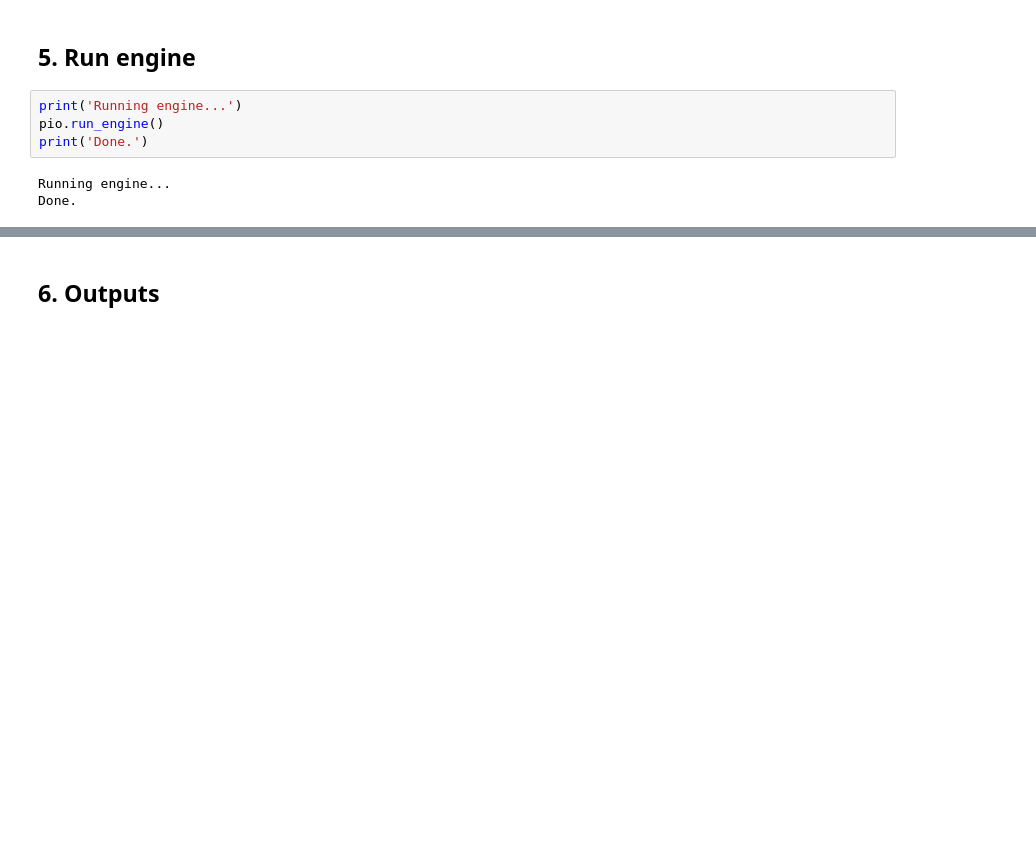
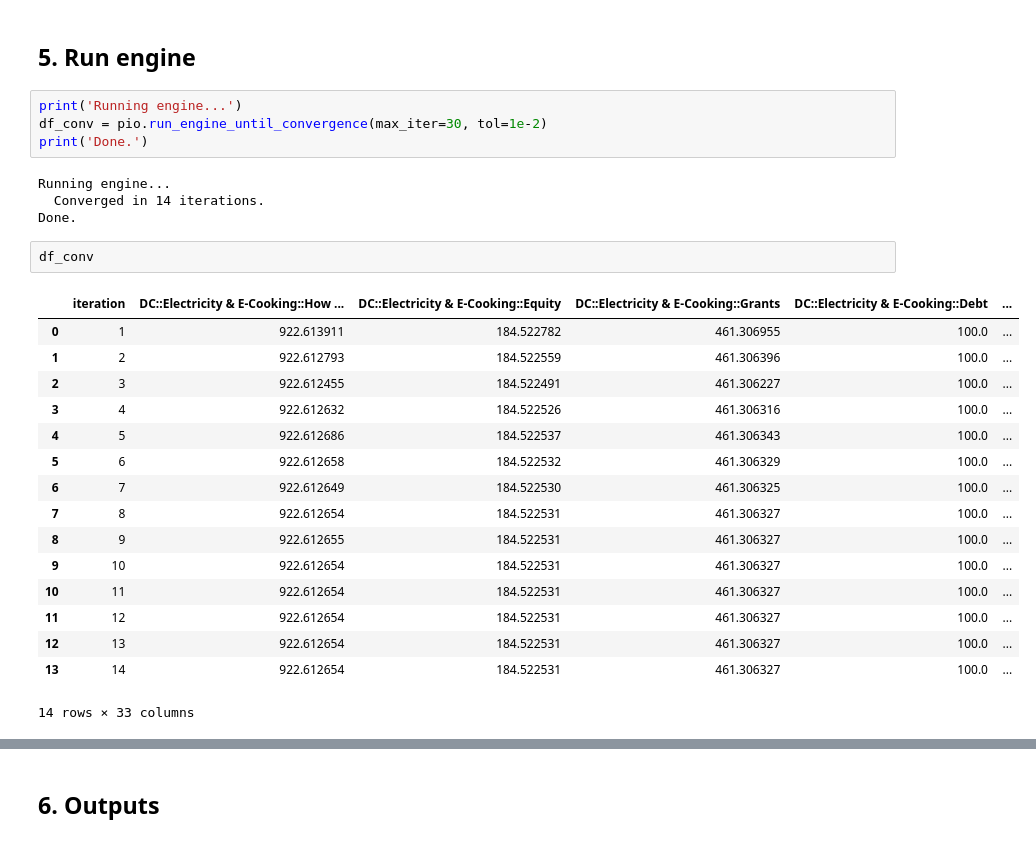
Before and after one commit to Almudenagarrido/CC-WBT-AI, a Jupyter notebook: notebooks/input_pipeline.ipynb, the cells around one changed output, grey strips where cells are left out. Saved outputs shown, nothing was run; the diff lists cells and outputs as text; blank space fills up the shorter version.

```diff
--- a/notebooks/input_pipeline.ipynb
+++ b/notebooks/input_pipeline.ipynb
@@ -244,8 +233,28 @@ All inputs written.
 ## 5. Run engine
 # %%
 print('Running engine...')
-pio.run_engine()
+df_conv = pio.run_engine_until_convergence(max_iter=30, tol=1e-2)
 print('Done.')
 # %% [output]
 Running engine...
+  Converged in 14 iterations.
 Done.
+# %%
+df_conv
+# %% [output]
+|  | iteration | DC::Electricity & E-Cooking::How ... | DC::Electricity & E-Cooking::Equity | DC::Electricity & E-Cooking::Grants | DC::Electricity & E-Cooking::Debt | ... |
+| 0 | 1 | 922.613911 | 184.522782 | 461.306955 | 100.0 | ... |
+| 1 | 2 | 922.612793 | 184.522559 | 461.306396 | 100.0 | ... |
+| 2 | 3 | 922.612455 | 184.522491 | 461.306227 | 100.0 | ... |
+| 3 | 4 | 922.612632 | 184.522526 | 461.306316 | 100.0 | ... |
+| 4 | 5 | 922.612686 | 184.522537 | 461.306343 | 100.0 | ... |
+| 5 | 6 | 922.612658 | 184.522532 | 461.306329 | 100.0 | ... |
+| 6 | 7 | 922.612649 | 184.522530 | 461.306325 | 100.0 | ... |
+| 7 | 8 | 922.612654 | 184.522531 | 461.306327 | 100.0 | ... |
+| 8 | 9 | 922.612655 | 184.522531 | 461.306327 | 100.0 | ... |
+| 9 | 10 | 922.612654 | 184.522531 | 461.306327 | 100.0 | ... |
+| 10 | 11 | 922.612654 | 184.522531 | 461.306327 | 100.0 | ... |
+| 11 | 12 | 922.612654 | 184.522531 | 461.306327 | 100.0 | ... |
+| 12 | 13 | 922.612654 | 184.522531 | 461.306327 | 100.0 | ... |
+| 13 | 14 | 922.612654 | 184.522531 | 461.306327 | 100.0 | ... |
+14 rows × 33 columns
```
Also changed, not shown: parts of 6 cells of this notebook, 1 other file.
